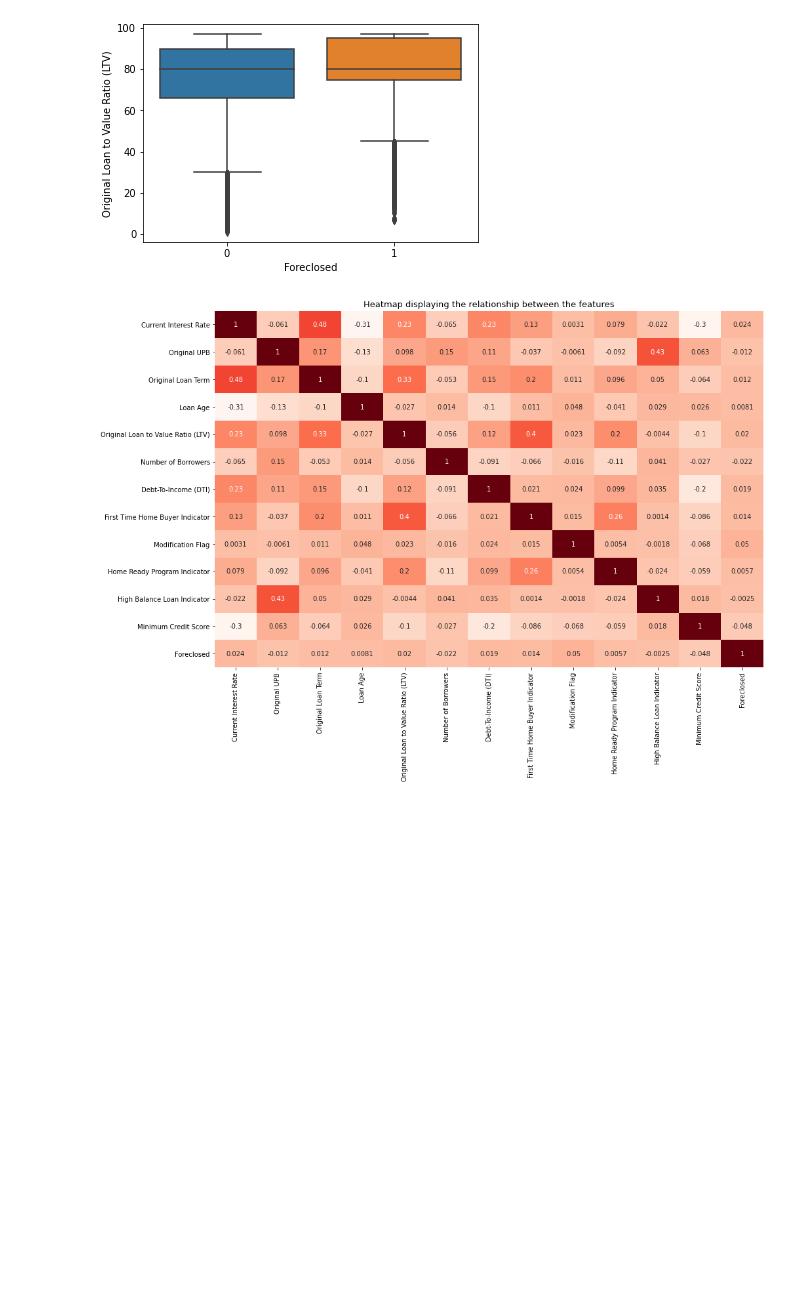
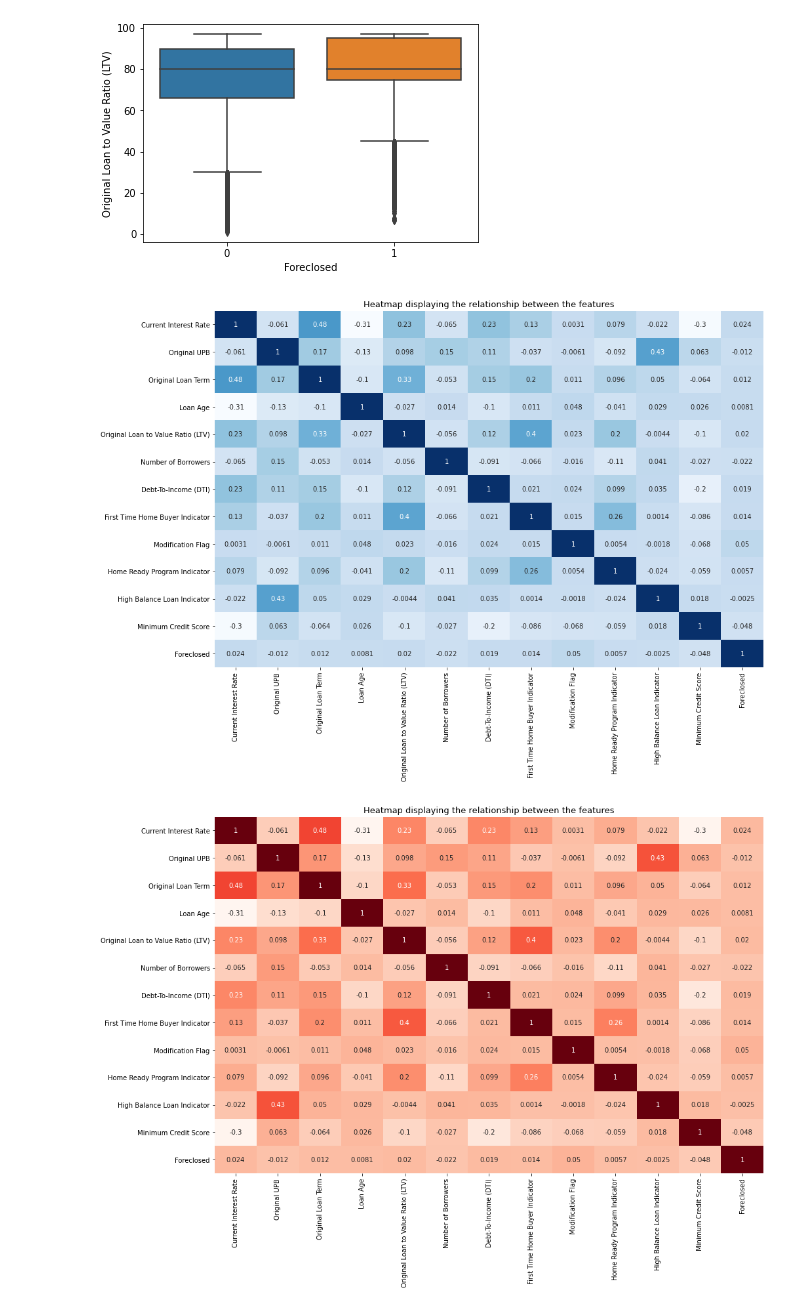
Before and after one commit to RaulCPena/classification_analysis, a Jupyter notebook: Jupyter_Notebooks/EDA.ipynb, the cells around one changed output. Saved outputs shown, nothing was run; the diff lists cells and outputs as text; code cells hidden in the pictures; blank space fills up the shorter version.

```diff
--- a/Jupyter_Notebooks/EDA.ipynb
+++ b/Jupyter_Notebooks/EDA.ipynb
@@ -84,6 +84,16 @@ plt.savefig("../Notebook_images/boxplot_creditscore_and_foreclosed")
 sns.boxplot(x=df['Foreclosed'], y=df['Original Loan to Value Ratio (LTV)']);
 # %% [output]
 [figure]
+# %%
+plt.figure(figsize=(15,10))
+sns.heatmap(df.corr(),cmap='Blues',annot=True, cbar=False)
+plt.title('Heatmap displaying the relationship between the features',
+         fontsize=13)
+# use savefig() before show().
+plt.savefig("../Notebook_images/heatmap")
+plt.show()
+# %% [output]
+[figure, added]
 # %%
 plt.figure(figsize=(15,10))
 sns.heatmap(df.corr(),cmap=plt.cm.Reds,annot=True, cbar=False)
```
Also changed, not shown: 6 other files.
